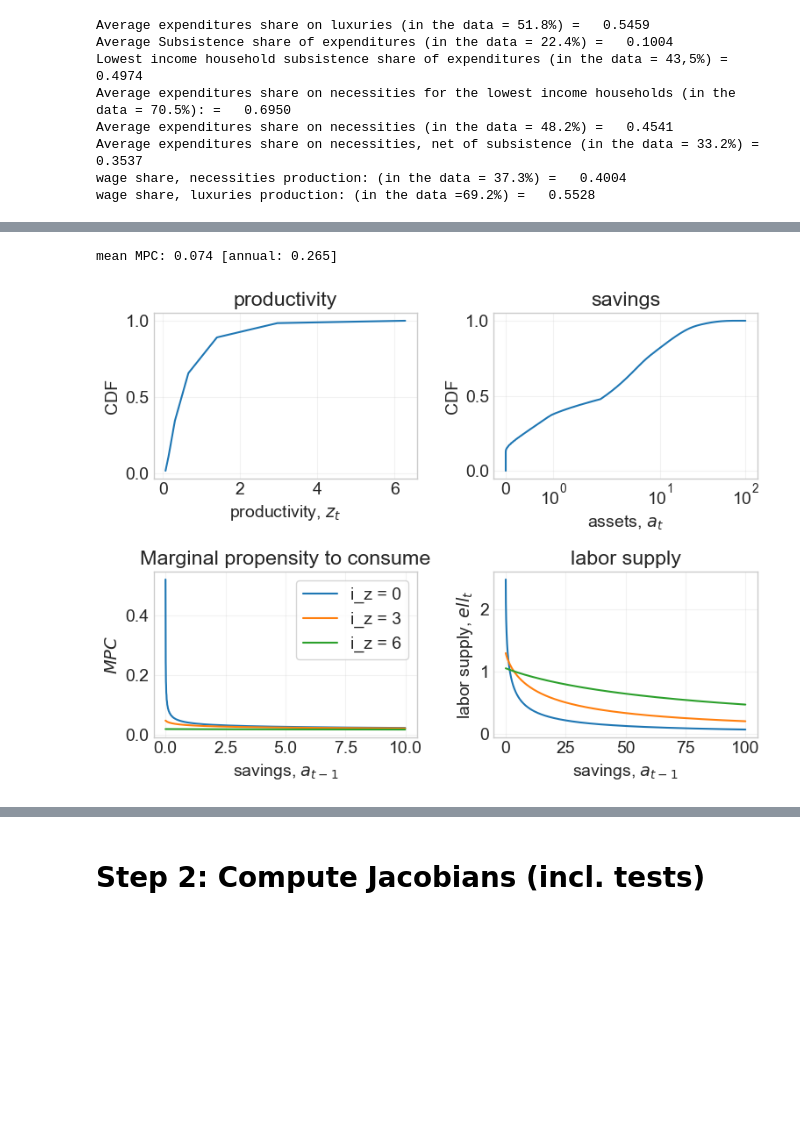
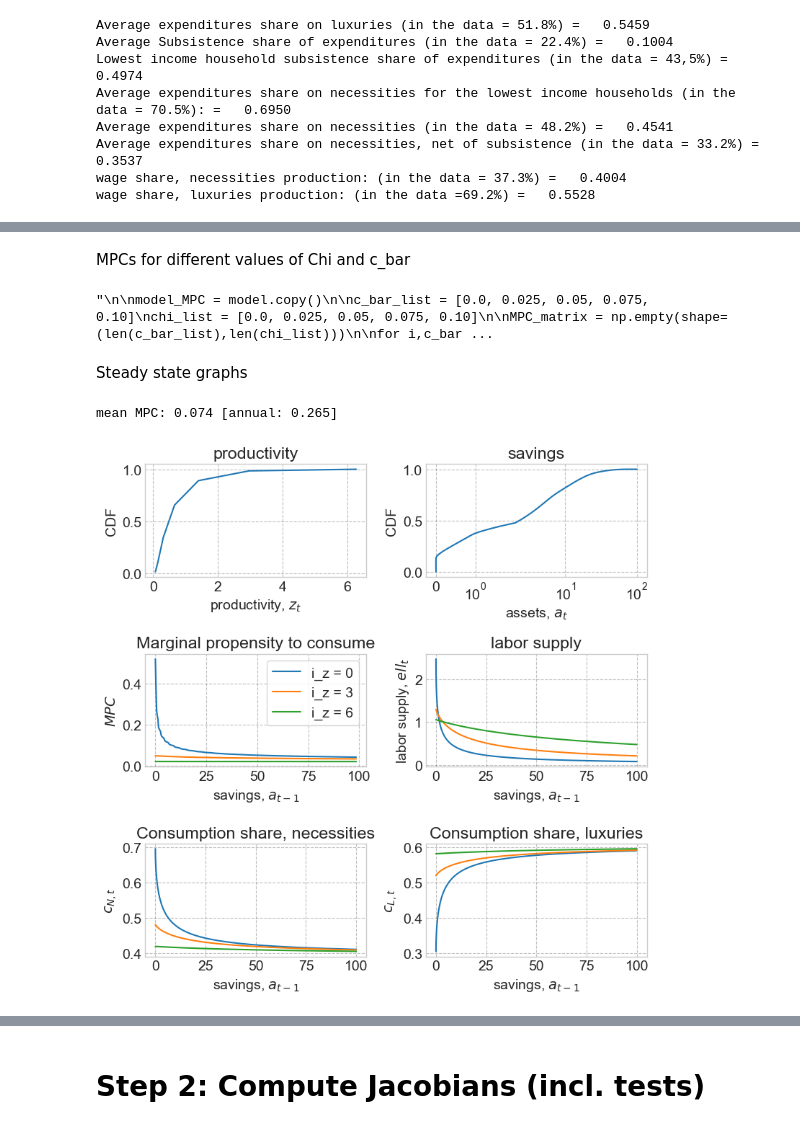
Before and after one commit to signehm0812/hank-speciale, a Jupyter notebook: two_sectors_subsistence/two_sector/HANK.ipynb, the cells around one changed output, grey strips where cells are left out. Cells and saved outputs as stored; diff of their text form; code cells hidden in the pictures; blank space fills up the shorter version.

Commit message:
More graphs and taylor stuff fixed

```diff
--- a/two_sectors_subsistence/two_sector/HANK.ipynb
+++ b/two_sectors_subsistence/two_sector/HANK.ipynb
@@ -138,4 +102,43 @@ Marginal propensities to consume
+# %% [markdown]
+MPCs for different values of Chi and c_bar
+# %%
+'''
+
+model_MPC = model.copy()
+
+c_bar_list = [0.0, 0.025, 0.05, 0.075, 0.10]
+chi_list = [0.0, 0.025, 0.05, 0.075, 0.10]
+
+MPC_matrix = np.empty(shape=(len(c_bar_list),len(chi_list)))
+
+for i,c_bar in enumerate(c_bar_list):
+    model_MPC.par.c_bar = c_bar
+
+    for j,chi in enumerate(chi_list):
+        model_MPC.par.chi = chi
+
+        model_MPC.find_ss()
+
+        model_MPC.MPC = np.zeros(model_MPC.ss.D.shape)
+        m_diff = (1+model_MPC.ss.r)*model_MPC.par.a_grid[np.newaxis,np.newaxis,1:]-(1+model_MPC.ss.r)*model_MPC.par.a_grid[np.newaxis,np.newaxis,:-1]
+        model_MPC.MPC[:,:,:-1] = (model_MPC.ss.c[:,:,1:]-model_MPC.ss.c[:,:,:-1])/m_diff
+        model_MPC.MPC[:,:,-1] = model_MPC.MPC[:,:,-1] # assuming constant MPC at end
+        model_MPC.mean_MPC = np.sum(model_MPC.MPC*model_MPC.ss.D)
+        model_MPC.mean_MPC_ann = 1-(1-model_MPC.mean_MPC)**4
+        MPC_matrix[j,i] = model_MPC.mean_MPC_ann
+        print(f'mean MPC - c_bar = {c_bar:.3f}, chi = {chi:.3f} : {model_MPC.mean_MPC:.3f} [annual: {model_MPC.mean_MPC_ann:.3f}]')
+
+df_mpc = pd.DataFrame(MPC_matrix, columns=c_bar_list, index=chi_list)
+print(df_mpc.to_latex())
+
+'''
+# %% [output]
+"\n\nmodel_MPC = model.copy()\n\nc_bar_list = [0.0, 0.025, 0.05, 0.075, 0.10]\nchi_list = [0.0, 0.025, 0.05, 0.075, 0.10]\n\nMPC_matrix = np.empty(shape=(len(c_bar_list),len(chi_list)))\n\nfor i,c_bar ...
+# %% [markdown]
+Steady state graphs
 # %%
+a_max = 500
+
 MPC = np.zeros(ss.D.shape)
 m_diff = (1+ss.r)*par.a_grid[np.newaxis,np.newaxis,1:]-(1+model.ss.r)*par.a_grid[np.newaxis,np.newaxis,:-1]
 MPC[:,:,:-1] = (ss.c[:,:,1:]-ss.c[:,:,:-1])/m_diff
@@ -144,10 +147,10 @@ mean_MPC = np.sum(MPC*ss.D)
 mean_MPC_ann = 1-(1-mean_MPC)**4
 print(f'mean MPC: {mean_MPC:.3f} [annual: {mean_MPC_ann:.3f}]')
 
-fig = plt.figure(figsize=(8,6),dpi=100)
+fig = plt.figure(figsize=(8,8),dpi=100)
 
 # a. income
-ax = fig.add_subplot(2,2,1)
+ax = fig.add_subplot(3,2,1)
 ax.set_title('productivity')
 
 y = np.cumsum(np.sum(ss.D[0],axis=1))
@@ -157,41 +160,65 @@ ax.set_xlabel('productivity, $z_{t}$')
 ax.set_ylabel('CDF')
 
 # b. assets
-ax = fig.add_subplot(2,2,2)
+ax = fig.add_subplot(3,2,2)
 ax.set_title('savings')
 y = np.insert(np.cumsum(np.sum(ss.D[0],axis=0)),0,0.0)
 ax.plot(np.insert(par.a_grid,0,par.a_grid[0]),y/y[-1])
 
 ax.set_xlabel('assets, $a_{t}$')
 ax.set_ylabel('CDF')
 ax.set_xscale('symlog')
 
 # c. MPC
-I = par.a_grid < 10
+I = par.a_grid < 1
 
-ax = fig.add_subplot(2,2,3)
+ax = fig.add_subplot(3,2,3)
 ax.set_title(f'Marginal propensity to consume')
 
 for i_z in [0,par.Nz//2,par.Nz-1]:
-    ax.plot(par.a_grid[I],MPC[0,i_z,I],label=f'i_z = {i_z}')
+    ax.plot(par.a_grid[I]*100,MPC[0,i_z,I],label=f'i_z = {i_z}')
 ax.legend(frameon=True)
 ax.set_xlabel('savings, $a_{t-1}$')
 ax.set_ylabel('$MPC$')
 
 
 # D. labor supply
 I = par.a_grid < a_max
 
-ax = fig.add_subplot(2,2,4)
+ax = fig.add_subplot(3,2,4)
 ax.set_title(f'labor supply')
 
 for i_z in [0,par.Nz//2,par.Nz-1]:
     ax.plot(par.a_grid[I],ss.ell[0,i_z,I],label=f'i_z = {i_z}')
 
 ax.set_xlabel('savings, $a_{t-1}$')
 ax.set_ylabel('labor supply, $ell_{t}$')
 
+
+# a. necessity consumption share
+I = par.a_grid < a_max
+ax = fig.add_subplot(3,2,5)
+ax.set_title(f'Consumption share, necessities')
+
+for i_z in [0,par.Nz//2,par.Nz-1]:
+    ax.plot(par.a_grid[I],ss.c_N[0,i_z,I]/(ss.P*ss.c[0,i_z,I]),label=f'i_z = {i_z}')
+#ax.legend(frameon=True)
+ax.set_xlabel('savings, $a_{t-1}$')
+ax.set_ylabel('$c_{N,t}$')
+
+# a. luxury consumption share
+I = par.a_grid < a_max
+
+ax = fig.add_subplot(3,2,6)
+ax.set_title(f'Consumption share, luxuries')
+for i_z in [0,par.Nz//2,par.Nz-1]:
+    ax.plot(par.a_grid[I],ss.Q*ss.c_L[0,i_z,I]/(ss.P*ss.c[0,i_z,I]),label=f'i_z = {i_z}')
+
+#ax.legend(frameon=True)
+ax.set_xlabel('savings, $a_{t-1}$')
+ax.set_ylabel('$c_{L,t}$')
+
 fig.tight_layout()
 # %% [output]
 mean MPC: 0.074 [annual: 0.265]
-[figure, old version]
+[figure, new version]
```
Also changed, not shown: parts of 47 cells of this notebook, 12 other files.
